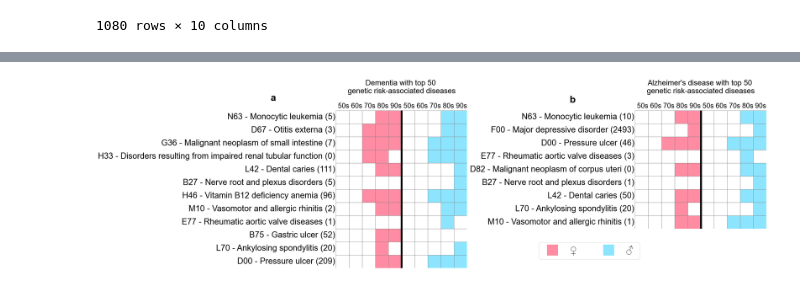
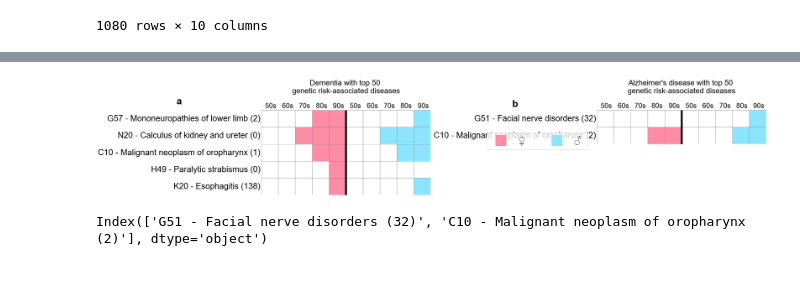
Before and after one commit to vladimirkovacevic/CSH, a Jupyter notebook: map_icd.ipynb, the cells around one changed output, grey strips where cells are left out. Cells and saved outputs as stored; diff of their text form; code cells hidden in the pictures.

Commit message:
25.09 OpenTargets.

```diff
--- a/map_icd.ipynb
+++ b/map_icd.ipynb
@@ -47,7 +47,7 @@ import seaborn as sns
 # %%
 # open_target_df = pd.read_csv('../CTD/data/open_targets/cor_matrix_95_nolit.csv')
 # open_target_df = pd.read_csv('../CTD/data/target_disease/cor_matrix_99.csv.csv')
-open_target_df = pd.read_csv('../CTD/data/open_targets/dis_dis_nolit.csv')
+open_target_df = pd.read_csv('data/open_targets_25_09/dis_dis_nolit_25_09.csv')
 open_target_df.index = open_target_df.columns
 open_target_df
 # for col in open_target_df.columns:
@@ -406,37 +406,37 @@ disease_name_icd10_dict = dict(zip(disease_names, open_target_df.columns))
 for TOP_K in [50]:
     fig, axes = plt.subplots(1, 2, figsize=(35, 25))  # 3 columns, 1 row
     for i, code in enumerate(['F00', 'G30']):
-        if code in df.index:
-            df_out = pd.DataFrame(columns=['Graph', 'ICD10', 'Correlated disease', 'Num correlated diseases'])
-            ind = 0
-            for f in rds_files:
-                result = pyreadr.read_r(f) # also works for RData
-                # result is a dictionary where keys are the name of objects and the values python
-                df = result[None] # extract the pandas data frame
-                # dfs[gender].columns = [str(col) for col in df.columns]
-                df.fillna(0, inplace=True)
-                df.columns = diag_df['icd_code']
-                df.index = diag_df['icd_code']
-                df = df.loc[df.index.isin(open_target_df.index), df.columns.isin(open_target_df.columns)]
-                row1 = open_target_df.loc[code]
-                row2 = df.loc[code]
+#         if code in df.index:
+        df_out = pd.DataFrame(columns=['Graph', 'ICD10', 'Correlated disease', 'Num correlated diseases'])
+        ind = 0
+        for f in rds_files:
+            result = pyreadr.read_r(f) # also works for RData
+            # result is a dictionary where keys are the name of objects and the values python
+            df = result[None] # extract the pandas data frame
+            # dfs[gender].columns = [str(col) for col in df.columns]
+            df.fillna(0, inplace=True)
+            df.columns = diag_df['icd_code']
+            df.index = diag_df['icd_code']
+            df = df.loc[df.index.isin(open_target_df.index), df.columns.isin(open_target_df.columns)]
+            row1 = open_target_df.loc[code]
+            row2 = df.loc[code]
 
-                # Get the indices of the TOP_K largest elements in row1
-                top_indices = np.argpartition(row1.values, -TOP_K)[-TOP_K:]
-                # Sort those indices by the actual values (optional, to have sorted results)
-                top_indices = top_indices[np.argsort(-row1.values[top_indices])]
-                top_disease_names = np.array(disease_names)[top_indices]
+            # Get the indices of the TOP_K largest elements in row1
+            top_indices = np.argpartition(row1.values, -TOP_K)[-TOP_K:]
+            # Sort those indices by the actual values (optional, to have sorted results)
+            top_indices = top_indices[np.argsort(-row1.values[top_indices])]
+            top_disease_names = np.array(disease_names)[top_indices]
 
-                # Extract subsets
-                row1_subset = row1.values[top_indices]
-                row2_subset = row2.values[top_indices]
-                try:
-                    correlated_diseases = top_disease_names[np.nonzero(row2_subset)[0]]
-                except TypeError as e:
-                    correlated_diseases = []
+            # Extract subsets
+            row1_subset = row1.values[top_indices]
+            row2_subset = row2.values[top_indices]
+            try:
+                correlated_diseases = top_disease_names[np.nonzero(row2_subset)[0]]
+            except TypeError as e:
+                correlated_diseases = []
 
-                df_out.loc[ind] = [f.split('/')[-1].split('.')[0].replace('All_OR_', ''), code, correlated_diseases, len(correlated_diseases)]
-                ind+=1
+            df_out.loc[ind] = [f.split('/')[-1].split('.')[0].replace('All_OR_', ''), code, correlated_diseases, len(correlated_diseases)]
+            ind+=1
 #         pd.set_option('display.max_colwidth', None)
 
         gr_dis_dict = dict(zip(df_out['Graph'], df_out['Correlated disease']))
@@ -467,7 +467,7 @@ for TOP_K in [50]:
         for disease in dis_gr_df.index:
             cleaned_disease = disease.replace("\"", "")
             pubmed_count = get_pubmed_count_cached(dementia_codes[code], cleaned_disease)
-            new_lab = f"{disease_name_icd10_dict[disease]} - {disease} ({pubmed_count})".replace("\"", "")
+            new_lab = f"{icd_dict[cleaned_disease]} - {cleaned_disease} ({pubmed_count})".replace("\"", "")
             new_index.append(new_lab)
 
         dis_gr_df.index = new_index
@@ -500,31 +500,35 @@ for TOP_K in [50]:
 
 
         # Add subplot letter labels (a, b, c...)
         label = chr(97 + i)  # 'a' for 0, 'b' for 1, etc.
         ax.text(-0.5, 1.05, f'{label}', transform=ax.transAxes,
                 fontsize=36, fontweight='bold', va='bottom', ha='left')
     labels = ['♀ ', '♂ ']
 
     # Create custom legend handles
     legend_elements = [
         Line2D([0], [0], marker='s', color='w', label=labels[i],
                markerfacecolor=male_female_color[i], markersize=42)
         for i in range(2)
     ]
 
     # Create the legend at the bottom
     plt.legend(handles=legend_elements, loc='lower center', bbox_to_anchor=(-0.35, -0.3),
                ncol=2, frameon=True, fontsize=36)
 
     # Adjust layout and save to PDF
     plt.tight_layout()
     pos1 = axes[0].get_position()
     pos2 = axes[1].get_position()
 
     new_y0 = pos1.y0 + pos1.height - pos2.height
     axes[1].set_position([pos2.x0, new_y0, pos2.width, pos2.height])
 
     plt.savefig(f"dementia_heatmaps_{TOP_K}.pdf", dpi=200, format='pdf', bbox_inches='tight')
     plt.show()
 # %% [output]
-[figure, old version]
+[figure, new version]
+# %%
+dis_gr_df.index
+# %% [output]
+Index(['G51 - Facial nerve disorders (32)', 'C10 - Malignant neoplasm of oropharynx (2)'], dtype='object')
```
Also changed, not shown: parts of 9 cells of this notebook, 1 other file.
